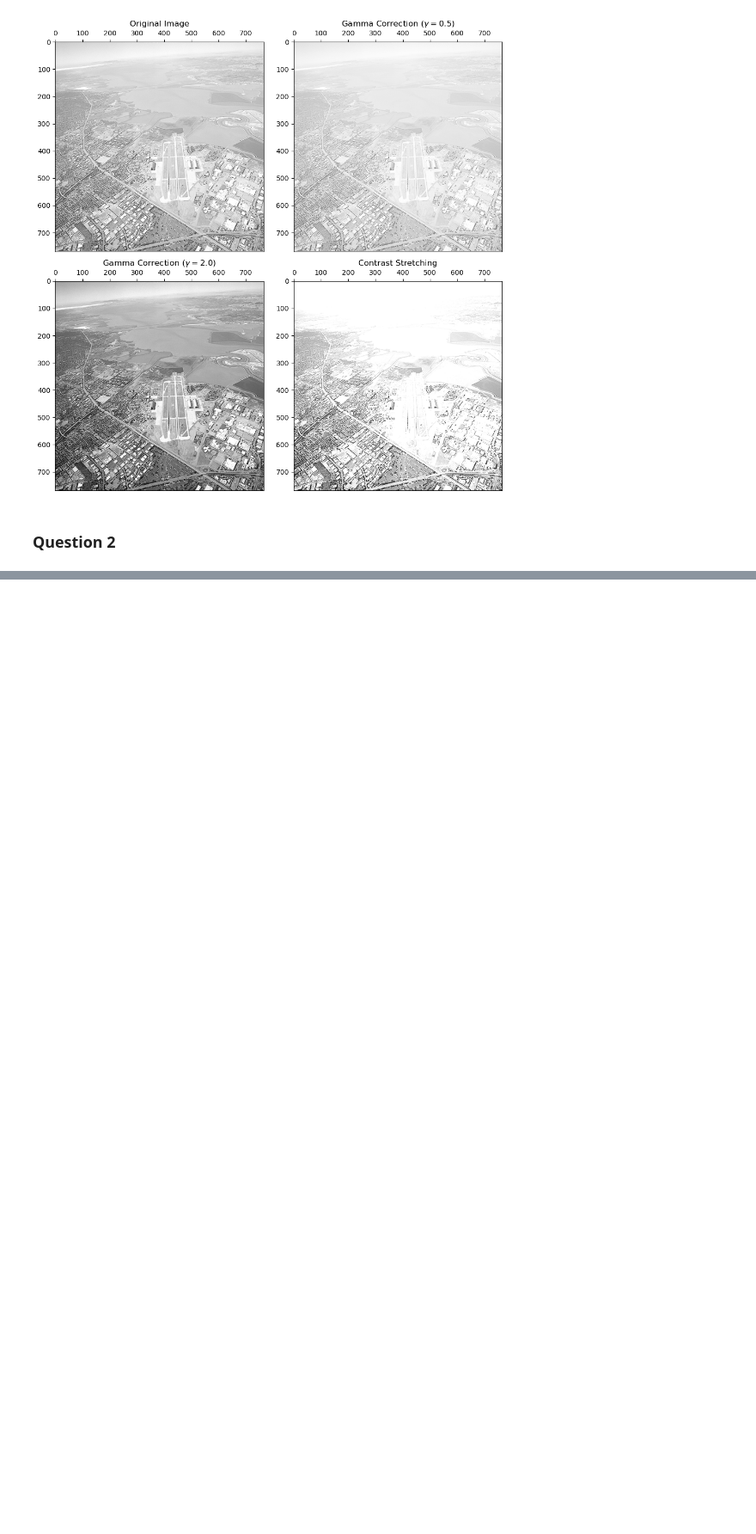
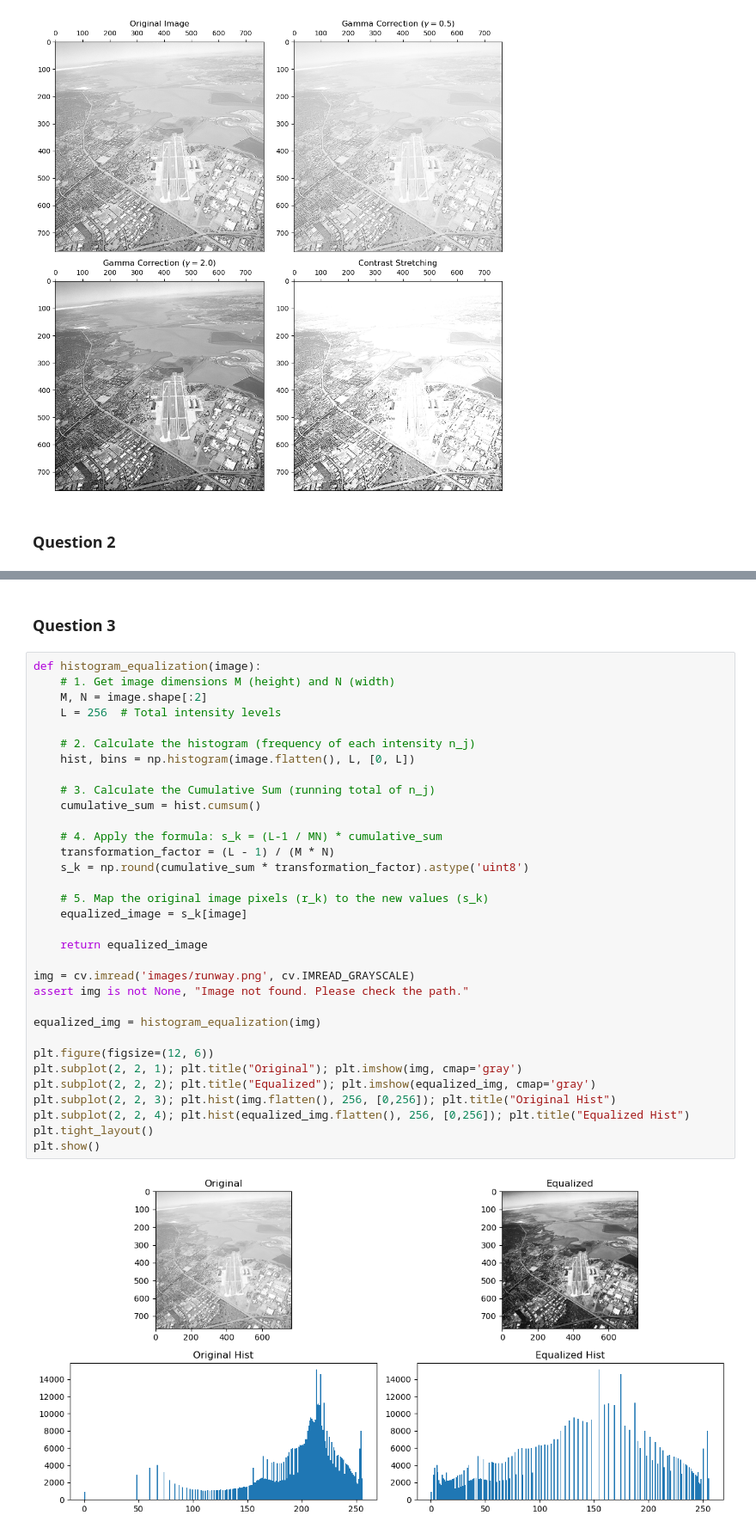
Before and after one commit to NNJ16/258784R_a01, a Jupyter notebook: a01.ipynb, the cells around one changed output, grey strips where cells are left out. Shown at 86% size. Drawn from its saved outputs; the diff is of its cells as text; blank space fills up the shorter version.

Commit message:
Completed Question 3

```diff
--- a/a01.ipynb
+++ b/a01.ipynb
@@ -118,3 +117,40 @@ plt.tight_layout()
 plt.show()
 # %% [output]
 [figure]
+# %% [markdown]
+### Question 3
+# %%
+def histogram_equalization(image):
+    # 1. Get image dimensions M (height) and N (width)
+    M, N = image.shape[:2]
+    L = 256  # Total intensity levels
+
+    # 2. Calculate the histogram (frequency of each intensity n_j)
+    hist, bins = np.histogram(image.flatten(), L, [0, L])
+
+    # 3. Calculate the Cumulative Sum (running total of n_j)
+    cumulative_sum = hist.cumsum()
+
+    # 4. Apply the formula: s_k = (L-1 / MN) * cumulative_sum
+    transformation_factor = (L - 1) / (M * N)
+    s_k = np.round(cumulative_sum * transformation_factor).astype('uint8')
+
+    # 5. Map the original image pixels (r_k) to the new values (s_k)
+    equalized_image = s_k[image]
+
+    return equalized_image
+
+img = cv.imread('images/runway.png', cv.IMREAD_GRAYSCALE)
+assert img is not None, "Image not found. Please check the path."
+
+equalized_img = histogram_equalization(img)
+
+plt.figure(figsize=(12, 6))
+plt.subplot(2, 2, 1); plt.title("Original"); plt.imshow(img, cmap='gray')
+plt.subplot(2, 2, 2); plt.title("Equalized"); plt.imshow(equalized_img, cmap='gray')
+plt.subplot(2, 2, 3); plt.hist(img.flatten(), 256, [0,256]); plt.title("Original Hist")
+plt.subplot(2, 2, 4); plt.hist(equalized_img.flatten(), 256, [0,256]); plt.title("Equalized Hist")
+plt.tight_layout()
+plt.show()
+# %% [output]
+[figure, added]
```
Also changed, not shown: parts of 1 cell of this notebook.
